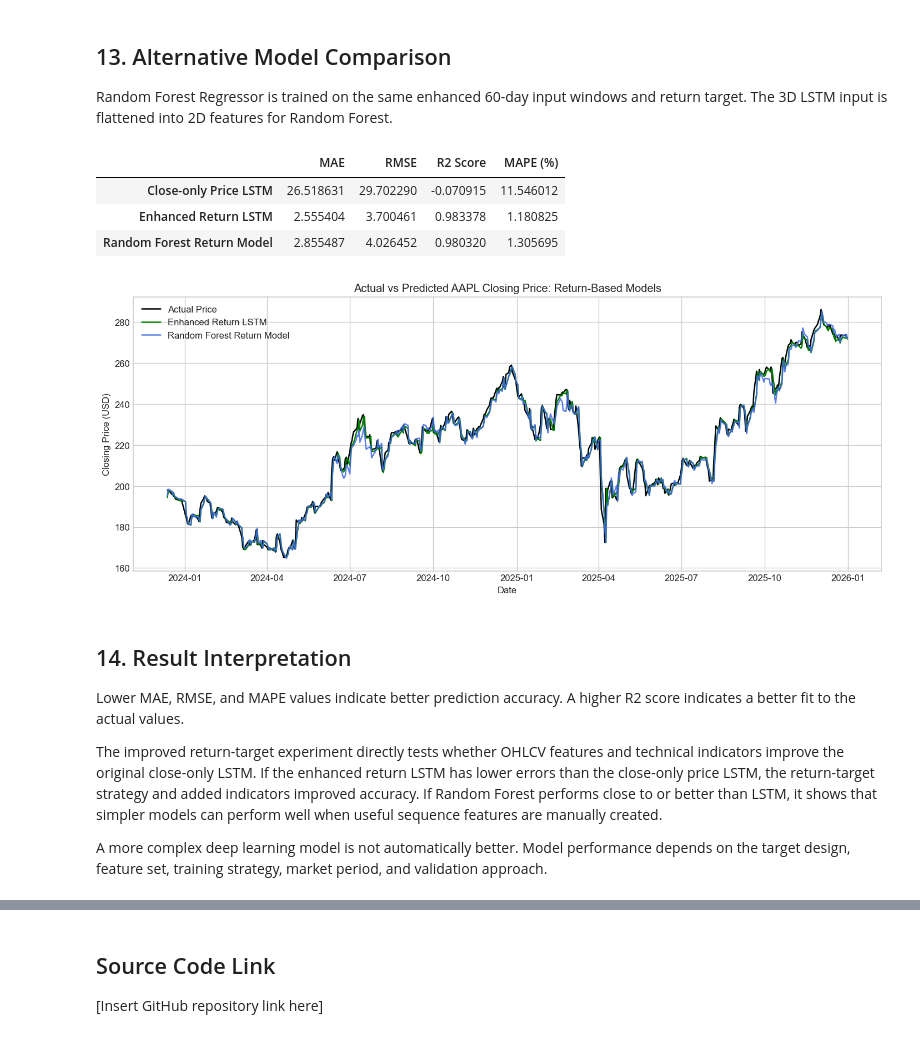
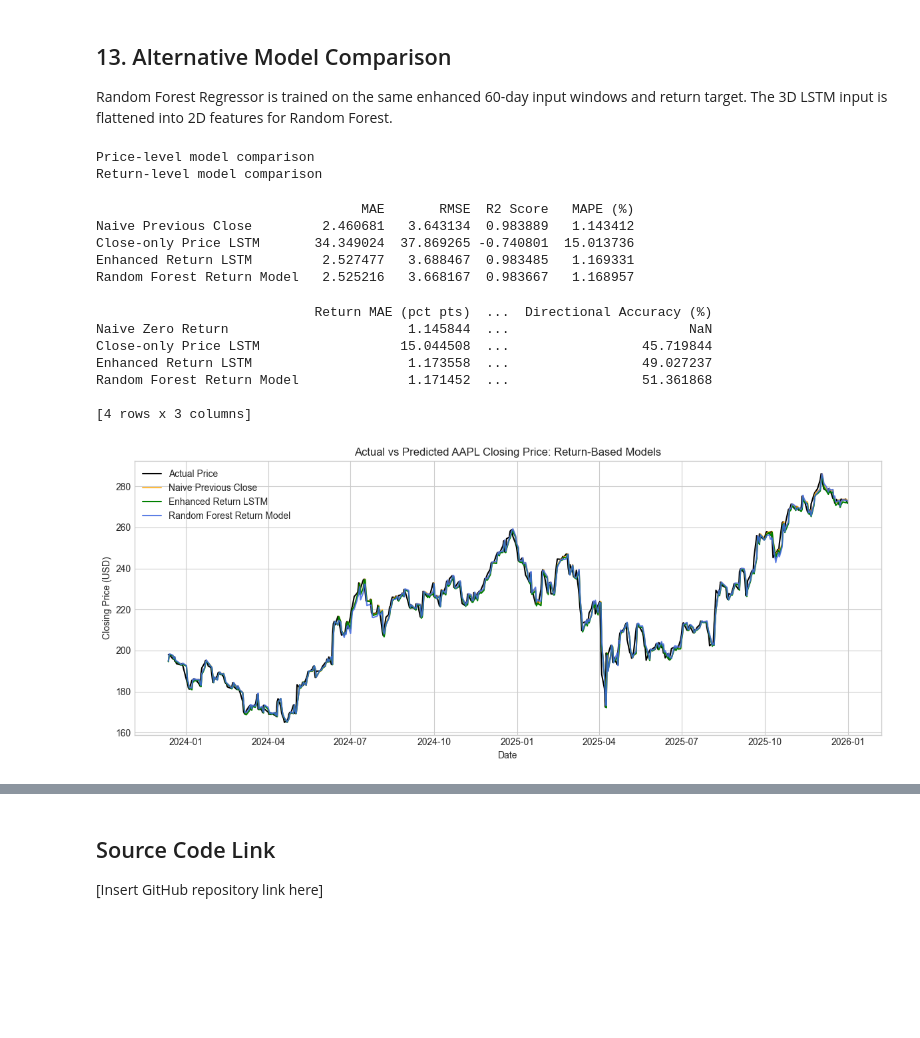
Before and after one commit to BingJun69/ML_Final_Assesment, a Jupyter notebook: stock_price_lstm_aapl.ipynb, the cells around one changed output, grey strips where cells are left out. Cells and saved outputs as stored; diff of their text form; code cells hidden in the pictures; blank space fills up the shorter version.

```diff
--- a/stock_price_lstm_aapl.ipynb
+++ b/stock_price_lstm_aapl.ipynb
@@ -520,11 +585,15 @@ The plot below compares the actual AAPL closing price with both LSTM approaches.
 results_df = pd.DataFrame({
     "Date": test_dates,
     "Actual Price": actual_close_test,
+    "Naive Previous Close Prediction": naive_close_pred,
     "Close-only LSTM Predicted Price": close_lstm_pred,
     "Enhanced Return LSTM Predicted Price": return_lstm_close_pred,
+    "Actual Return": actual_return_test,
+    "Enhanced LSTM Predicted Return": return_lstm_pred,
 })
 
 results_df["Enhanced LSTM Error"] = results_df["Actual Price"] - results_df["Enhanced Return LSTM Predicted Price"]
+results_df["Naive Error"] = results_df["Actual Price"] - results_df["Naive Previous Close Prediction"]
 results_df["Enhanced LSTM Absolute Error"] = results_df["Enhanced LSTM Error"].abs()
 results_df["Enhanced LSTM Percentage Error (%)"] = (
     results_df["Enhanced LSTM Absolute Error"] / (results_df["Actual Price"].abs() + 1e-8)
@@ -532,9 +601,10 @@ results_df["Enhanced LSTM Percentage Error (%)"] = (
 
 plt.figure(figsize=(12, 5))
 plt.plot(results_df["Date"], results_df["Actual Price"], label="Actual Price", color="black")
+plt.plot(results_df["Date"], results_df["Naive Previous Close Prediction"], label="Naive Previous Close", color="orange", alpha=0.75)
 plt.plot(results_df["Date"], results_df["Close-only LSTM Predicted Price"], label="Close-only Price LSTM", color="gray", alpha=0.8)
 plt.plot(results_df["Date"], results_df["Enhanced Return LSTM Predicted Price"], label="Enhanced Return LSTM", color="green")
-plt.title("Actual vs LSTM Predicted AAPL Closing Price")
+plt.title("Actual vs Predicted AAPL Closing Price")
 plt.xlabel("Date")
 plt.ylabel("Closing Price (USD)")
 plt.legend()
@@ -604,48 +678,80 @@ X_test_rf = X_test_enhanced.reshape(X_test_enhanced.shape[0], X_test_enhanced.sh
 
 rf_model = RandomForestRegressor(
     n_estimators=100,
+    max_depth=8,
+    min_samples_leaf=5,
     random_state=RANDOM_SEED,
     n_jobs=-1,
 )
 rf_model.fit(X_train_rf, y_train_return)
 
 rf_return_scaled = rf_model.predict(X_test_rf).reshape(-1, 1)
 rf_return_pred = return_scaler.inverse_transform(rf_return_scaled).ravel()
 rf_close_pred = previous_close_test * (1 + rf_return_pred)
 
-rf_metrics = calculate_metrics(actual_close_test, rf_close_pred)
+rf_price_metrics = calculate_price_metrics(actual_close_test, rf_close_pred)
 
 comparison_df = pd.DataFrame(
-    [close_lstm_metrics, return_lstm_metrics, rf_metrics],
-    index=["Close-only Price LSTM", "Enhanced Return LSTM", "Random Forest Return Model"],
+    [naive_price_metrics, close_lstm_price_metrics, return_lstm_price_metrics, rf_price_metrics],
+    index=[
+        "Naive Previous Close",
+        "Close-only Price LSTM",
+        "Enhanced Return LSTM",
+        "Random Forest Return Model",
+    ],
 )[["MAE", "RMSE", "R2 Score", "MAPE (%)"]]
 
+rf_return_metrics = calculate_return_metrics(actual_return_test, rf_return_pred)
+
+return_model_comparison_df = pd.DataFrame(
+    [
+        calculate_return_metrics(actual_return_test, naive_return_pred),
+        calculate_return_metrics(actual_return_test, close_lstm_return_pred),
+        calculate_return_metrics(actual_return_test, return_lstm_pred),
+        rf_return_metrics,
+    ],
+    index=[
+        "Naive Zero Return",
+        "Close-only Price LSTM",
+        "Enhanced Return LSTM",
+        "Random Forest Return Model",
+    ],
+)[["Return MAE (pct pts)", "Return RMSE (pct pts)", "Directional Accuracy (%)"]]
+return_model_comparison_df.loc["Naive Zero Return", "Directional Accuracy (%)"] = np.nan
+
+print("Price-level model comparison")
 display(comparison_df)
+
+print("Return-level model comparison")
+display(return_model_comparison_df)
 
 results_df["Random Forest Predicted Price"] = rf_close_pred
 
 plt.figure(figsize=(12, 5))
 plt.plot(results_df["Date"], results_df["Actual Price"], label="Actual Price", color="black")
+plt.plot(results_df["Date"], results_df["Naive Previous Close Prediction"], label="Naive Previous Close", color="orange", alpha=0.75)
 plt.plot(results_df["Date"], results_df["Enhanced Return LSTM Predicted Price"], label="Enhanced Return LSTM", color="green")
 plt.plot(results_df["Date"], results_df["Random Forest Predicted Price"], label="Random Forest Return Model", color="royalblue", alpha=0.85)
 plt.title("Actual vs Predicted AAPL Closing Price: Return-Based Models")
 plt.xlabel("Date")
 plt.ylabel("Closing Price (USD)")
 plt.legend()
 plt.tight_layout()
 plt.savefig(OUTPUT_DIR / "aapl_07_lstm_vs_random_forest.png", dpi=150)
 plt.show()
 # %% [output]
-|  | MAE | RMSE | R2 Score | MAPE (%) |
-| Close-only Price LSTM | 26.518631 | 29.702290 | -0.070915 | 11.546012 |
-| Enhanced Return LSTM | 2.555404 | 3.700461 | 0.983378 | 1.180825 |
-| Random Forest Return Model | 2.855487 | 4.026452 | 0.980320 | 1.305695 |
+Price-level model comparison
+Return-level model comparison
+                                  MAE       RMSE  R2 Score   MAPE (%)
+Naive Previous Close         2.460681   3.643134  0.983889   1.143412
+Close-only Price LSTM       34.349024  37.869265 -0.740801  15.013736
+Enhanced Return LSTM         2.527477   3.688467  0.983485   1.169331
+Random Forest Return Model   2.525216   3.668167  0.983667   1.168957
+                            Return MAE (pct pts)  ...  Directional Accuracy (%)
+Naive Zero Return                       1.145844  ...                       NaN
+Close-only Price LSTM                  15.044508  ...                 45.719844
+Enhanced Return LSTM                    1.173558  ...                 49.027237
+Random Forest Return Model              1.171452  ...                 51.361868
+
+[4 rows x 3 columns]
-[figure, old version]
+[figure, new version]
-# %% [markdown]
-## 14. Result Interpretation
-
-Lower MAE, RMSE, and MAPE values indicate better prediction accuracy. A higher R2 score indicates a better fit to the actual values.
-
-The improved return-target experiment directly tests whether OHLCV features and technical indicators improve the original close-only LSTM. If the enhanced return LSTM has lower errors than the close-only price LSTM, the return-target strategy and added indicators improved accuracy. If Random Forest performs close to or better than LSTM, it shows that simpler models can perform well when useful sequence features are manually created.
-
-A more complex deep learning model is not automatically better. Model performance depends on the target design, feature set, training strategy, market period, and validation approach.
```
Also changed, not shown: parts of 19 cells of this notebook, 5 other files.
